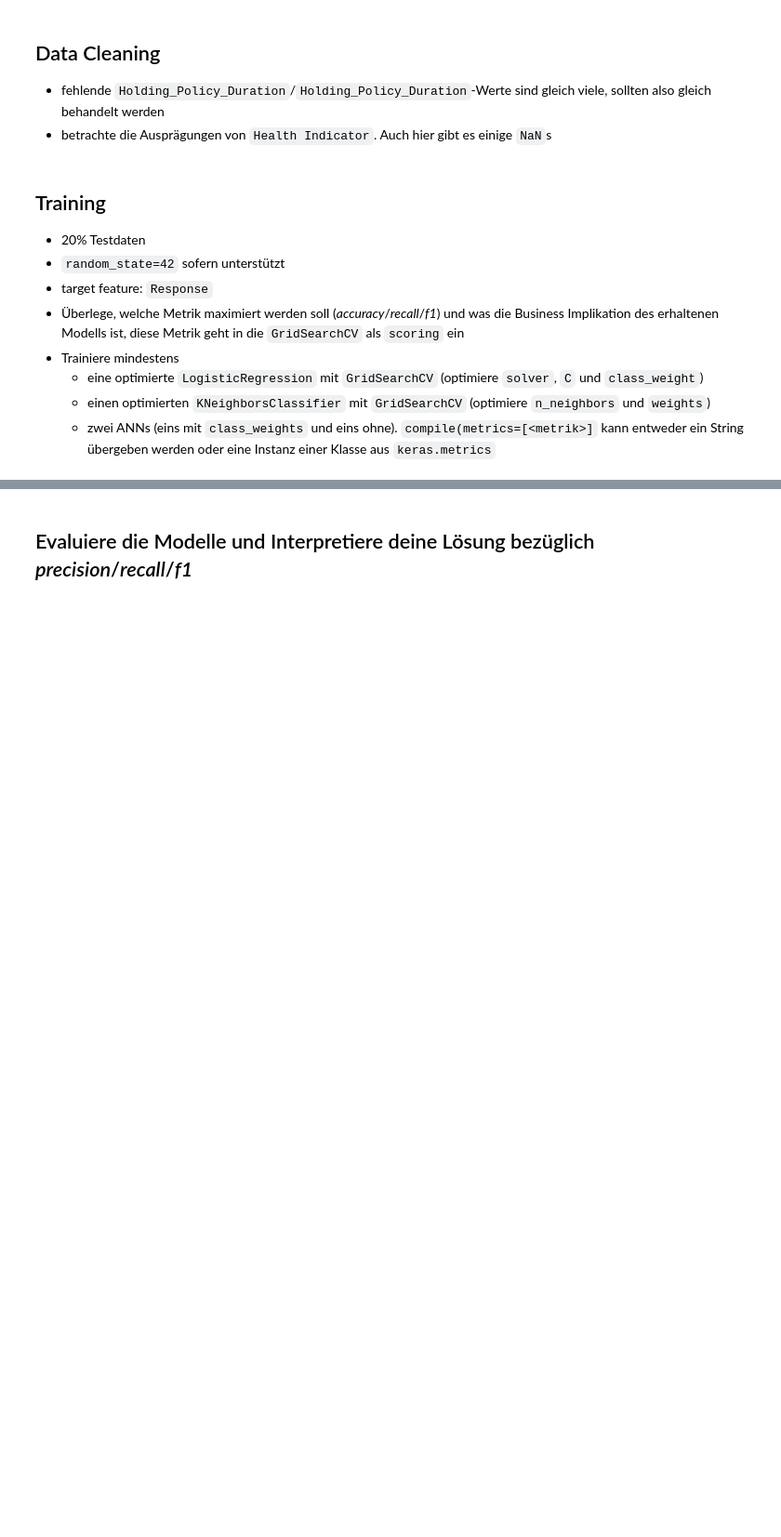
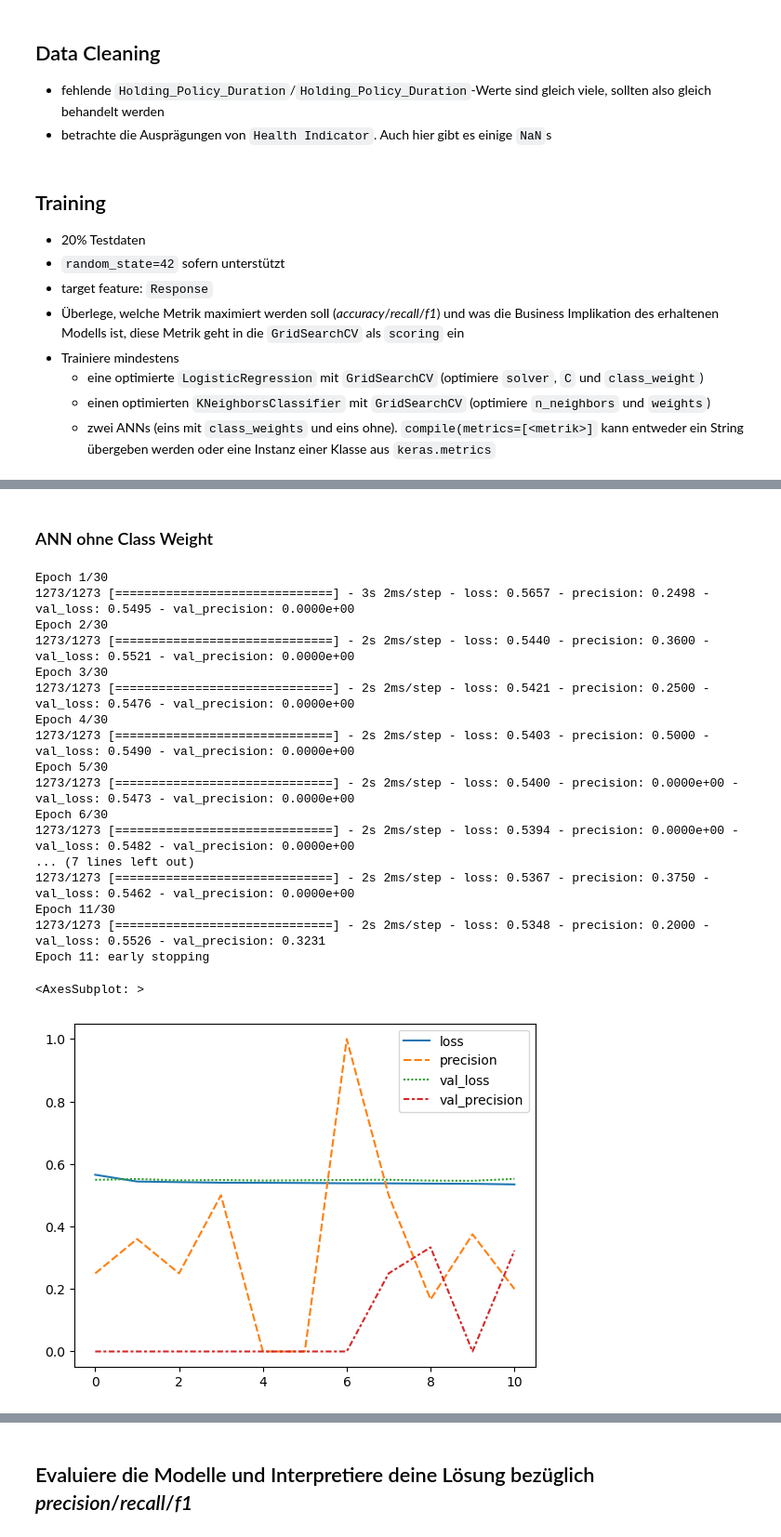
Before and after one commit to HTL-Stuff/Java5Klasse, a Jupyter notebook: DSML/health_insurance/health-insurance.ipynb, the cells around one changed output, grey strips where cells are left out. Shown at 93% size. Cells and saved outputs as stored; diff of their text form; code cells hidden in the pictures; blank space fills up the shorter version.

```diff
--- a/DSML/health_insurance/health-insurance.ipynb
+++ b/DSML/health_insurance/health-insurance.ipynb
@@ -82,0 +123,15 @@ AttributeError: 'DataFrame' object has no attribute 'extract'
+# %%
+
+log_cv = GridSearchCV(
+    estimator=LogisticRegression(),
+    param_grid= {
+        "solver": ['sag', 'saga', 'newton-cg', 'lbfgs'],
+        'class_weight': [None, 'balanced'],
+        'C': [1, 0.1, 10, 0.01, 10, 0.001]
+    },
+    n_jobs=20,
+    scoring="precision",
+    cv=5
+)
+
+log_cv.fit(X_train, y_train)
@@ -82,0 +159,51 @@ AttributeError: 'DataFrame' object has no attribute 'extract'
+# %% [markdown]
+### ANN ohne Class Weight
+# %%
+cb_early_stop = EarlyStopping(
+    monitor='val_precision',
+    min_delta=0.05,
+    patience=10,
+    restore_best_weights=True,
+    verbose=1)
+# %%
+ann_wo_cw = Sequential([
+    Dense(units=50, activation='relu'),
+    BatchNormalization(),
+    Dense(units=50, activation='relu'),
+    BatchNormalization(),
+    Dense(units=50, activation='relu'),
+    BatchNormalization(),
+    Dense(units=50, activation='relu'),
+    BatchNormalization(),
+    Dense(units=1, activation='sigmoid')
+])
+ann_wo_cw.compile(optimizer='adam', loss='binary_crossentropy', metrics=keras.metrics.Precision(name='precision'))
+history = ann_wo_cw.fit(X_train, y_train,
+                        callbacks=cb_early_stop,
+                        validation_data=(X_test, y_test),
+                        epochs=30,
+                        workers=-1,
+                        verbose=1
+                        )
+history = pd.DataFrame(history.history)
+sns.lineplot(data=history)
+# %% [output]
+Epoch 1/30
+1273/1273 [==============================] - 3s 2ms/step - loss: 0.5657 - precision: 0.2498 - val_loss: 0.5495 - val_precision: 0.0000e+00
+Epoch 2/30
+1273/1273 [==============================] - 2s 2ms/step - loss: 0.5440 - precision: 0.3600 - val_loss: 0.5521 - val_precision: 0.0000e+00
+Epoch 3/30
+1273/1273 [==============================] - 2s 2ms/step - loss: 0.5421 - precision: 0.2500 - val_loss: 0.5476 - val_precision: 0.0000e+00
+Epoch 4/30
+1273/1273 [==============================] - 2s 2ms/step - loss: 0.5403 - precision: 0.5000 - val_loss: 0.5490 - val_precision: 0.0000e+00
+Epoch 5/30
+1273/1273 [==============================] - 2s 2ms/step - loss: 0.5400 - precision: 0.0000e+00 - val_loss: 0.5473 - val_precision: 0.0000e+00
+Epoch 6/30
+1273/1273 [==============================] - 2s 2ms/step - loss: 0.5394 - precision: 0.0000e+00 - val_loss: 0.5482 - val_precision: 0.0000e+00
+... (7 lines left out)
+1273/1273 [==============================] - 2s 2ms/step - loss: 0.5367 - precision: 0.3750 - val_loss: 0.5462 - val_precision: 0.0000e+00
+Epoch 11/30
+1273/1273 [==============================] - 2s 2ms/step - loss: 0.5348 - precision: 0.2000 - val_loss: 0.5526 - val_precision: 0.3231
+Epoch 11: early stopping
+<AxesSubplot: >
+[figure, added]
```
Also changed, not shown: parts of 18 cells of this notebook.
